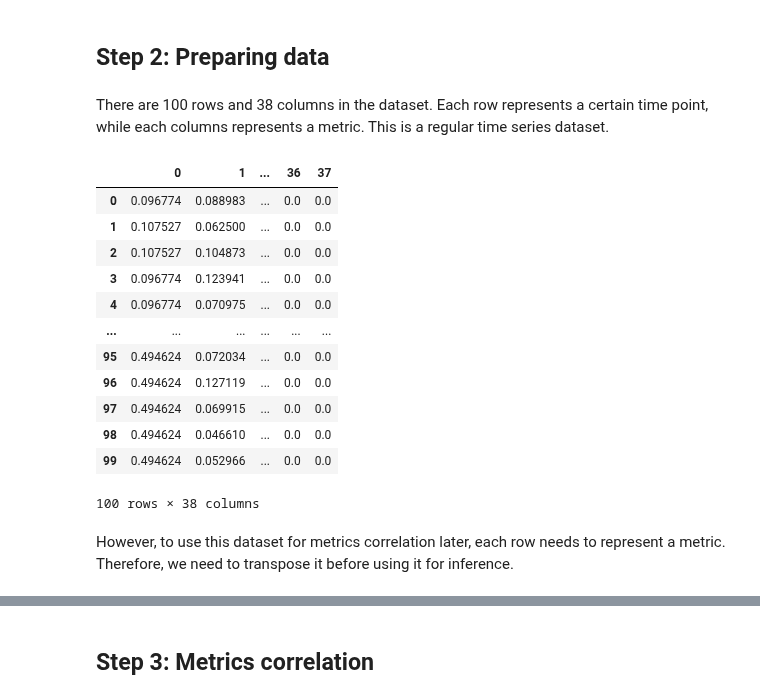
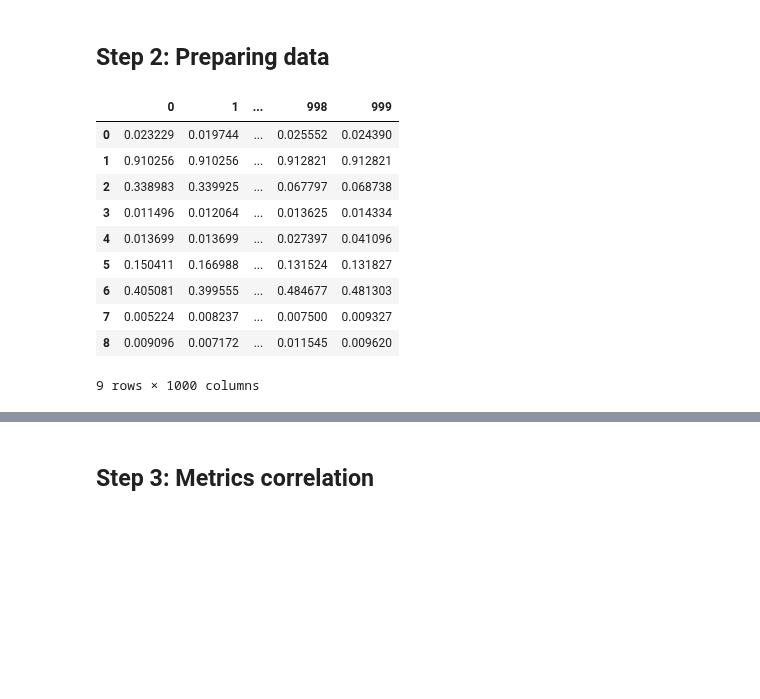
Before and after one commit to opensearch-project/opensearch-py-ml, a Jupyter notebook: docs/source/examples/demo_metrics_correlation.ipynb, the cells around one changed output, grey strips where cells are left out. Saved outputs shown, nothing was run; the diff lists cells and outputs as text; code cells hidden in the pictures; blank space fills up the shorter version.

```diff
--- a/docs/source/examples/demo_metrics_correlation.ipynb
+++ b/docs/source/examples/demo_metrics_correlation.ipynb
@@ -59,24 +59,17 @@ ml_client = MLCommonClient(client)
 ## Step 2: Preparing data
 # %%
 # Reading csv files as a dataframes
-df_pd = pd.read_csv("data/SMD_small.csv.zip", header=None, index_col=None)
+df_pd = pd.read_csv("data/smd_data.csv", header=None)
+df_pd
+# %% [output]
+|  | 0 | 1 | ... | 998 | 999 |
+| 0 | 0.023229 | 0.019744 | ... | 0.025552 | 0.024390 |
+| 1 | 0.910256 | 0.910256 | ... | 0.912821 | 0.912821 |
+| 2 | 0.338983 | 0.339925 | ... | 0.067797 | 0.068738 |
+| 3 | 0.011496 | 0.012064 | ... | 0.013625 | 0.014334 |
+| 4 | 0.013699 | 0.013699 | ... | 0.027397 | 0.041096 |
+| 5 | 0.150411 | 0.166988 | ... | 0.131524 | 0.131827 |
+| 6 | 0.405081 | 0.399555 | ... | 0.484677 | 0.481303 |
+| 7 | 0.005224 | 0.008237 | ... | 0.007500 | 0.009327 |
+| 8 | 0.009096 | 0.007172 | ... | 0.011545 | 0.009620 |
+9 rows × 1000 columns
-# %% [markdown]
-There are 100 rows and 38 columns in the dataset. Each row represents a certain time point, while each columns represents a metric. This is a regular time series dataset.
-# %%
-df_pd
-# %% [output]
-|  | 0 | 1 | ... | 36 | 37 |
-| 0 | 0.096774 | 0.088983 | ... | 0.0 | 0.0 |
-| 1 | 0.107527 | 0.062500 | ... | 0.0 | 0.0 |
-| 2 | 0.107527 | 0.104873 | ... | 0.0 | 0.0 |
-| 3 | 0.096774 | 0.123941 | ... | 0.0 | 0.0 |
-| 4 | 0.096774 | 0.070975 | ... | 0.0 | 0.0 |
-| ... | ... | ... | ... | ... | ... |
-| 95 | 0.494624 | 0.072034 | ... | 0.0 | 0.0 |
-| 96 | 0.494624 | 0.127119 | ... | 0.0 | 0.0 |
-| 97 | 0.494624 | 0.069915 | ... | 0.0 | 0.0 |
-| 98 | 0.494624 | 0.046610 | ... | 0.0 | 0.0 |
-| 99 | 0.494624 | 0.052966 | ... | 0.0 | 0.0 |
-100 rows × 38 columns
-# %% [markdown]
-However, to use this dataset for metrics correlation later, each row needs to represent a metric. Therefore, we need to transpose it before using it for inference.
```
Also changed, not shown: parts of 24 cells of this notebook, 2 other files.
